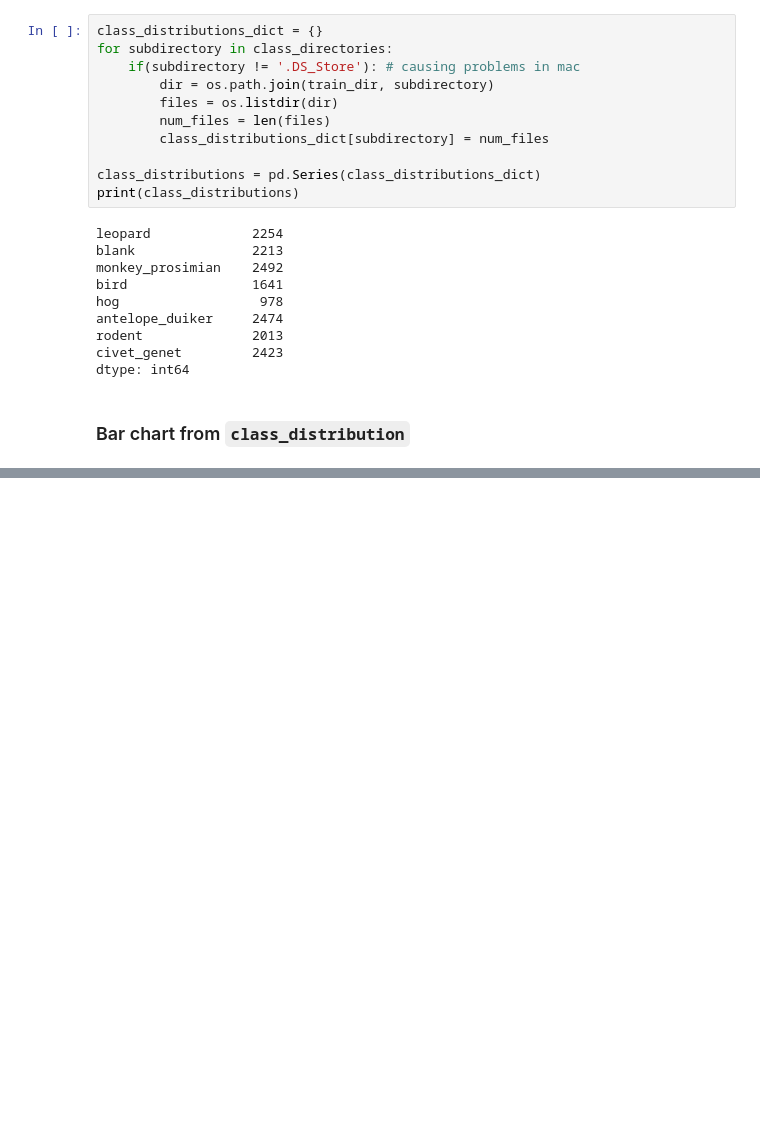
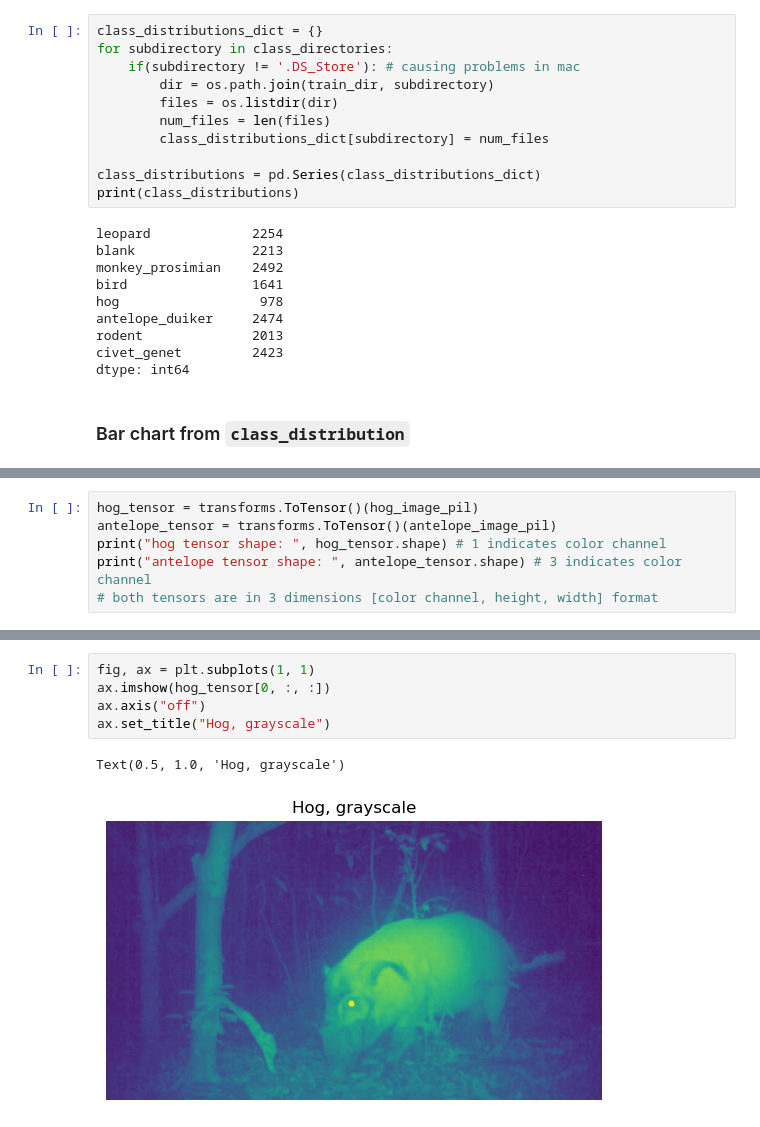
Before and after one commit to rays236/Anima, a Jupyter notebook: Working with Tensors in Pytorch.ipynb, the cells around one changed output, grey strips where cells are left out. Saved outputs shown, nothing was run; the diff lists cells and outputs as text; blank space fills up the shorter version.

```diff
--- a/Working with Tensors in Pytorch.ipynb
+++ b/Working with Tensors in Pytorch.ipynb
@@ -219,0 +256,6 @@ NameError: name 'class_distribution' is not defined
+# %%
+hog_tensor = transforms.ToTensor()(hog_image_pil)
+antelope_tensor = transforms.ToTensor()(antelope_image_pil)
+print("hog tensor shape: ", hog_tensor.shape) # 1 indicates color channel
+print("antelope tensor shape: ", antelope_tensor.shape) # 3 indicates color channel
+# both tensors are in 3 dimensions [color channel, height, width] format
@@ -219,0 +268,8 @@ NameError: name 'class_distribution' is not defined
+# %%
+fig, ax = plt.subplots(1, 1)
+ax.imshow(hog_tensor[0, :, :])
+ax.axis("off")
+ax.set_title("Hog, grayscale")
+# %% [output]
+Text(0.5, 1.0, 'Hog, grayscale')
+[figure, added]
```
Also changed, not shown: parts of 16 cells of this notebook, 3 other files.
